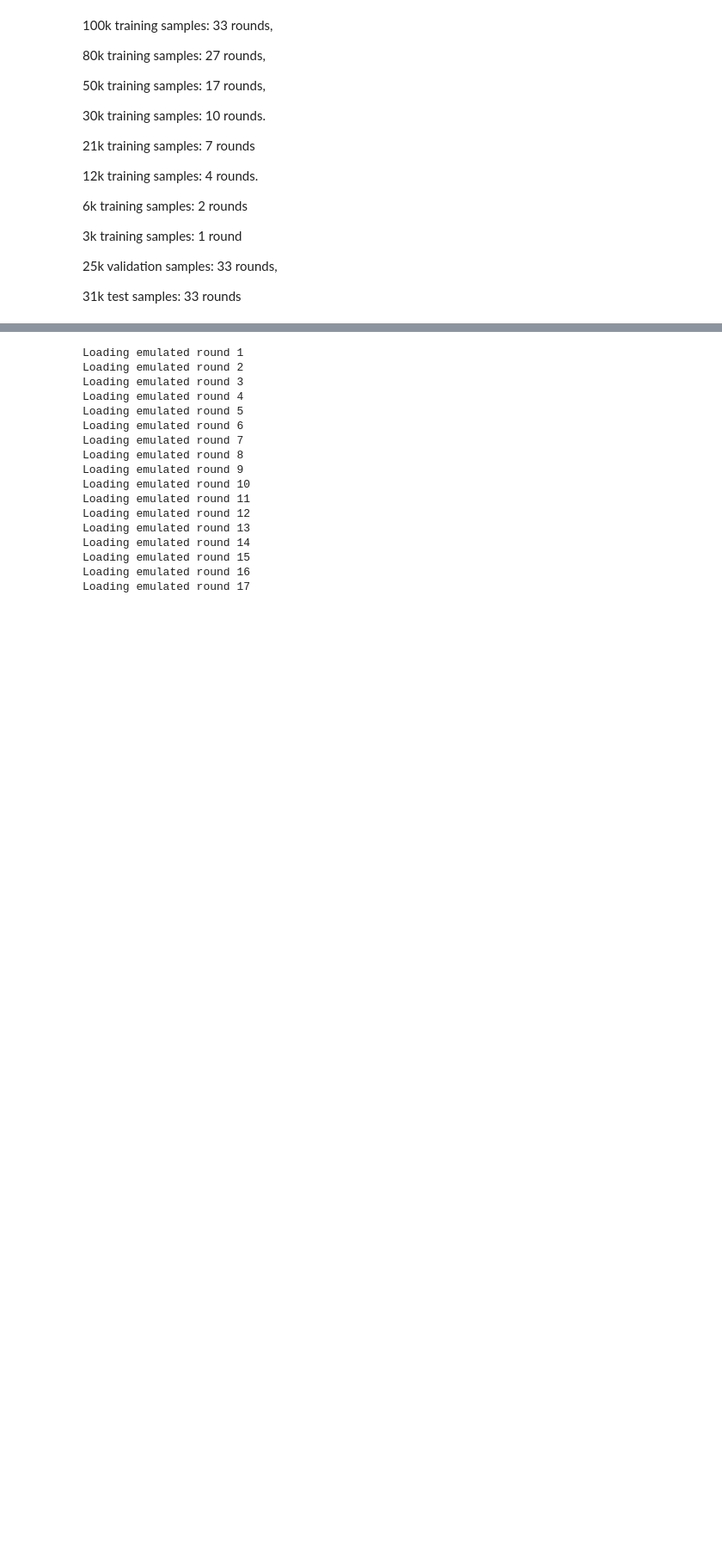
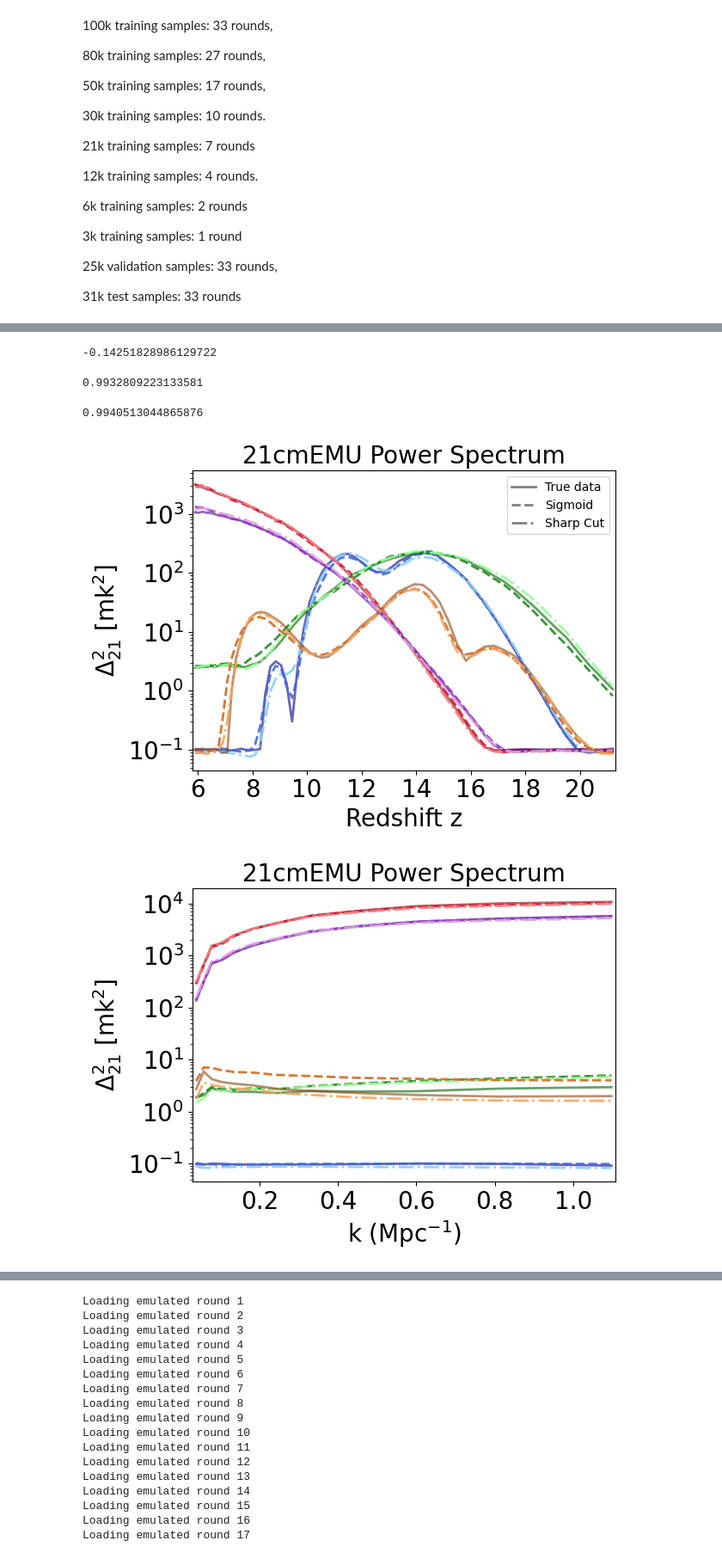
Before and after one commit to Rillard2001/RealMSc, a Jupyter notebook: 21cmEMU_TrainingData.ipynb, the cells around one changed output, grey strips where cells are left out. Shown at 86% size. Cells and saved outputs as stored; diff of their text form; code cells hidden in the pictures; blank space fills up the shorter version.

```diff
--- a/21cmEMU_TrainingData.ipynb
+++ b/21cmEMU_TrainingData.ipynb
@@ -264,0 +241,24 @@ np.shape(final_train.PS)
+# %%
+#Test neural network on test data
+path = "PSNN Trained Models1/PSNN_9free_EMU_InputToEMURes_50k.pth"
+loaded_model = PSNN(9, [1957, 1867, 1185], 'EMU')
+loaded_model = loaded_model.double()
+loaded_model.load_state_dict(torch.load(path, map_location = torch.device('cpu')))
+
+loaded_model.eval()
+with torch.inference_mode():
+    input_data = torch.tensor(test_input_scaled, dtype = torch.float64)
+    y_pred_tens = loaded_model(input_data)
+
+
+y_pred_scaled_2D = y_pred_tens.cpu().numpy().reshape(y_pred_tens.cpu().numpy().shape[0], -1)
+y_pred_log_2D = high_res_out_scaler.inverse_transform(y_pred_scaled_2D)  # unscale the predicted data, have to make it 2D first
+
+y_true = np.log10(final_test.PS).reshape(final_test.PS.shape[0], -1)
+
+
+
+
+r2_score(y_true, y_pred_scaled_2D)
+# %% [output]
+-0.14251828986129722
@@ -264,0 +288,40 @@ np.shape(final_train.PS)
+# %%
+y_true = np.log10(final_test.PS).reshape(final_test.PS.shape[0], -1)
+r2_score(y_true, y_pred_log_2D)
+# %% [output]
+0.9932809223133581
+# %%
+#Test neural network on test data
+in_to_low_model = PSNN(9, [1926, 1535, 1264]).double()
+in_to_low_model.load_state_dict(torch.load("PSNN Trained Models1/9 Free Parameters/Input to Low Resolution/PSNN_9free_Sigmoid30kOptimized_InputToLowRes_50k.pth", map_location = torch.device('cpu')))
+in_to_low_model.eval()
+
+low_to_high_model = PSNN(720, [1957, 1867, 1185]).double()
+low_to_high_model.load_state_dict(torch.load("PSNN Trained Models1/9 Free Parameters/Low Resolution to High Resolution/PSNN_9free_Sigmoid50kOptimized_LowRestoHighRes_50k.pth", map_location = torch.device('cpu')))
+low_to_high_model.eval()
+
+with torch.inference_mode():
+
+  input_data = torch.tensor(test_input_scaled, dtype = torch.float64)
+  low_res_y_pred = in_to_low_model(input_data)
+  low_res_y_pred_2D = low_res_y_pred.cpu().numpy().reshape(low_res_y_pred.cpu().numpy().shape[0], -1)
+
+  input_data = torch.tensor(low_res_y_pred_2D, dtype = torch.float64)
+  y_pred_tens = low_to_high_model(input_data)
+
+y_pred_scaled_2D = y_pred_tens.cpu().numpy().reshape(y_pred_tens.cpu().numpy().shape[0], -1)
+y_pred_log_2D = high_res_out_scaler.inverse_transform(y_pred_scaled_2D)  # unscale the predicted data, have to make it 2D first
+
+sig_y_pred_tens = y_pred_log_2D.reshape(y_pred_log_2D.shape[0], 60, 12)
+# %%
+#Get R^2 score
+y_true = np.log10(final_test.PS).reshape(final_test.PS.shape[0], -1)
+r2_score(y_true, y_pred_log_2D)  # getting 90% 2D R^2 score with 30 000 test samples
+# %% [output]
+0.9940513044865876
+# %%
+plotting_PS(final_test, 10 ** sig_y_pred_tens, 10 ** sharp_y_pred_tens, 'zs', size = 5, k = 3, z = 10, filename = '21cmEMU_PS_k_0fixed')
+plotting_PS(final_test, 10 ** sig_y_pred_tens, 10 ** sharp_y_pred_tens, 'k', size = 5, k = 5, z = 10, filename = '21cmEMU_PS_z_0fixed')
+# %% [output]
+[figure, added]
+[figure, added]
```
Also changed, not shown: parts of 43 cells of this notebook.
